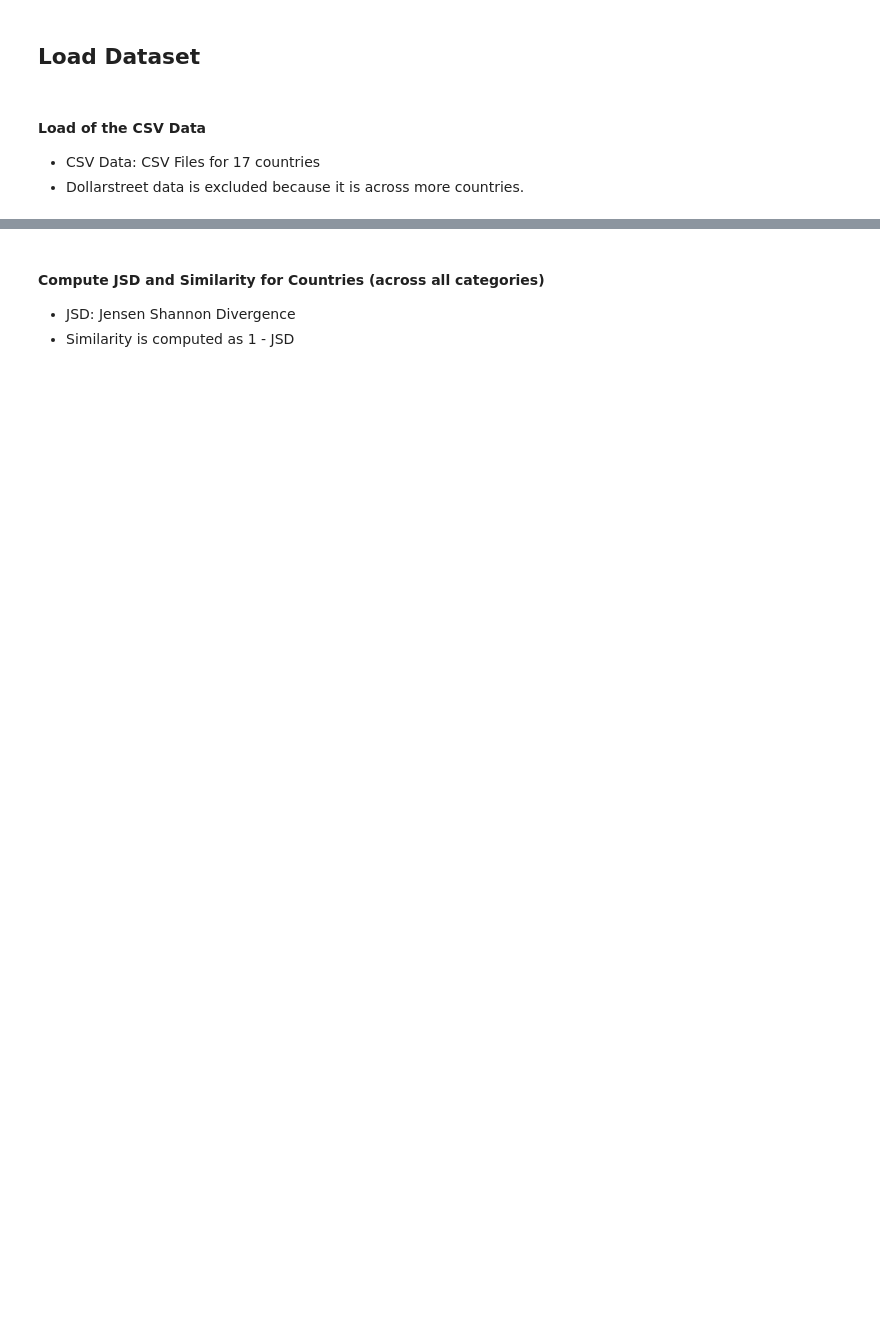
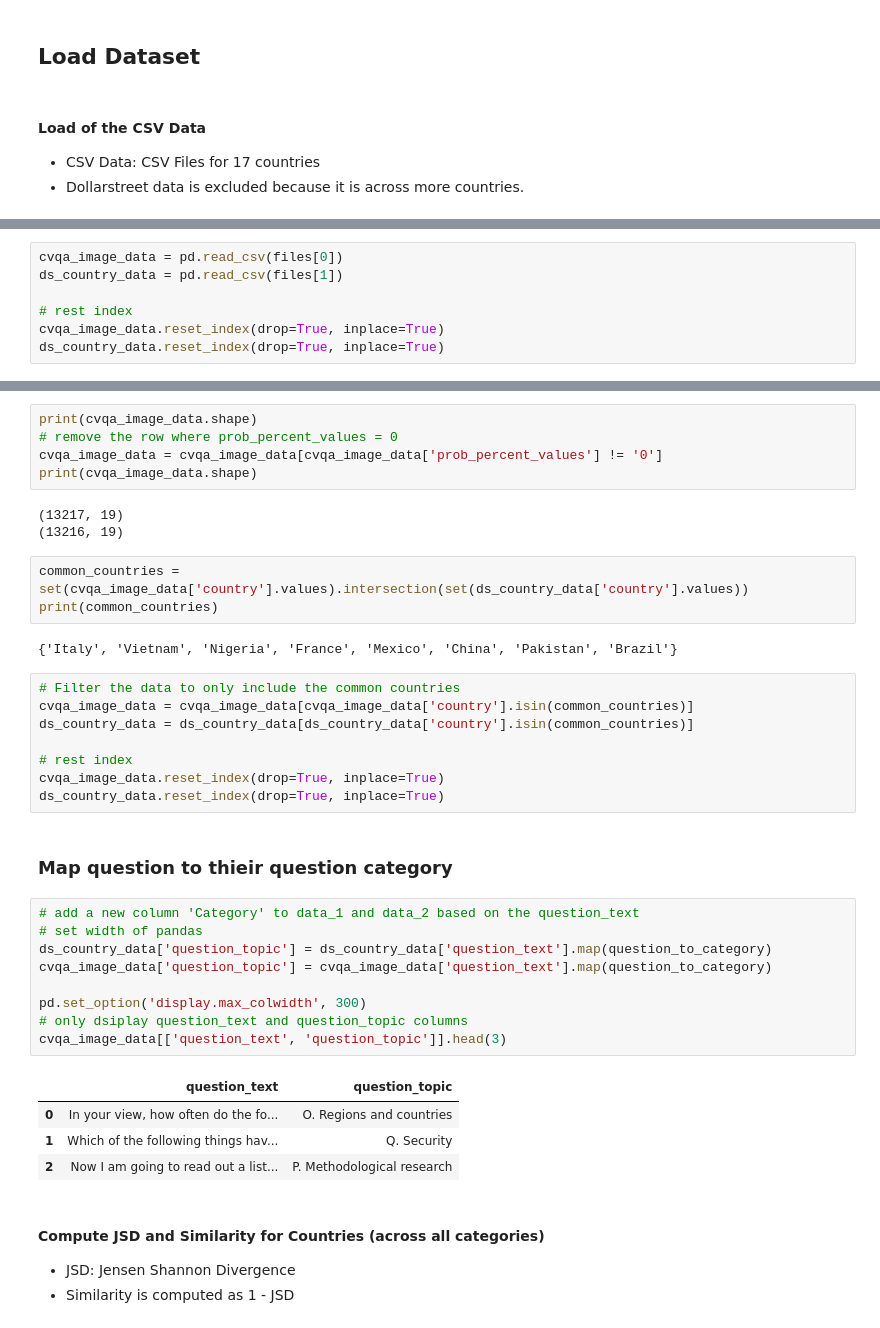
Before and after one commit to copperwiring/cultural_values, a Jupyter notebook: notebooks/CVQADataAnalysis.ipynb, the cells around one changed output, grey strips where cells are left out. Drawn from its saved outputs; the diff is of its cells as text; blank space fills up the shorter version.

```diff
--- a/notebooks/CVQADataAnalysis.ipynb
+++ b/notebooks/CVQADataAnalysis.ipynb
@@ -27,0 +43,7 @@ print(len(files))
+# %%
+cvqa_image_data = pd.read_csv(files[0])
+ds_country_data = pd.read_csv(files[1])
+
+# rest index
+cvqa_image_data.reset_index(drop=True, inplace=True)
+ds_country_data.reset_index(drop=True, inplace=True)
@@ -28,3 +70,40 @@ print(len(files))
+# %%
+print(cvqa_image_data.shape)
+# remove the row where prob_percent_values = 0
+cvqa_image_data = cvqa_image_data[cvqa_image_data['prob_percent_values'] != '0']
+print(cvqa_image_data.shape)
+# %% [output]
+(13217, 19)
+(13216, 19)
+# %%
+common_countries = set(cvqa_image_data['country'].values).intersection(set(ds_country_data['country'].values))
+print(common_countries)
+# %% [output]
+{'Italy', 'Vietnam', 'Nigeria', 'France', 'Mexico', 'China', 'Pakistan', 'Brazil'}
+# %%
+# Filter the data to only include the common countries
+cvqa_image_data = cvqa_image_data[cvqa_image_data['country'].isin(common_countries)]
+ds_country_data = ds_country_data[ds_country_data['country'].isin(common_countries)]
+
+# rest index
+cvqa_image_data.reset_index(drop=True, inplace=True)
+ds_country_data.reset_index(drop=True, inplace=True)
+# %% [markdown]
+### Map question to thieir question category
+# %%
+# add a new column 'Category' to data_1 and data_2 based on the question_text
+# set width of pandas
+ds_country_data['question_topic'] = ds_country_data['question_text'].map(question_to_category)
+cvqa_image_data['question_topic'] = cvqa_image_data['question_text'].map(question_to_category)
+
+pd.set_option('display.max_colwidth', 300)
+# only dsiplay question_text and question_topic columns
+cvqa_image_data[['question_text', 'question_topic']].head(3)
+# %% [output]
+|  | question_text | question_topic |
+| 0 | In your view, how often do the fo... | O. Regions and countries |
+| 1 | Which of the following things hav... | Q. Security |
+| 2 | Now I am going to read out a list... | P. Methodological research |
 # %% [markdown]
 #### Compute JSD and Similarity for Countries (across all categories)
 - JSD: Jensen Shannon Divergence
```
Also changed, not shown: parts of 18 cells of this notebook, 1 other file.
